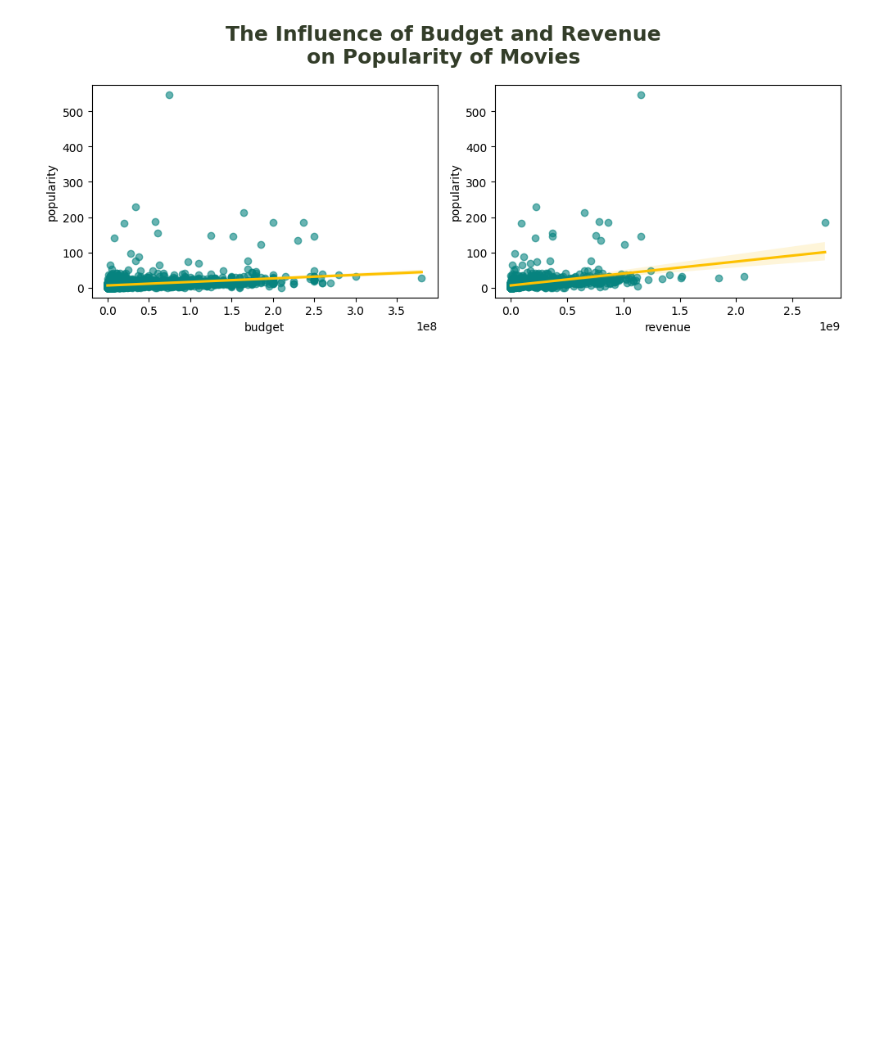
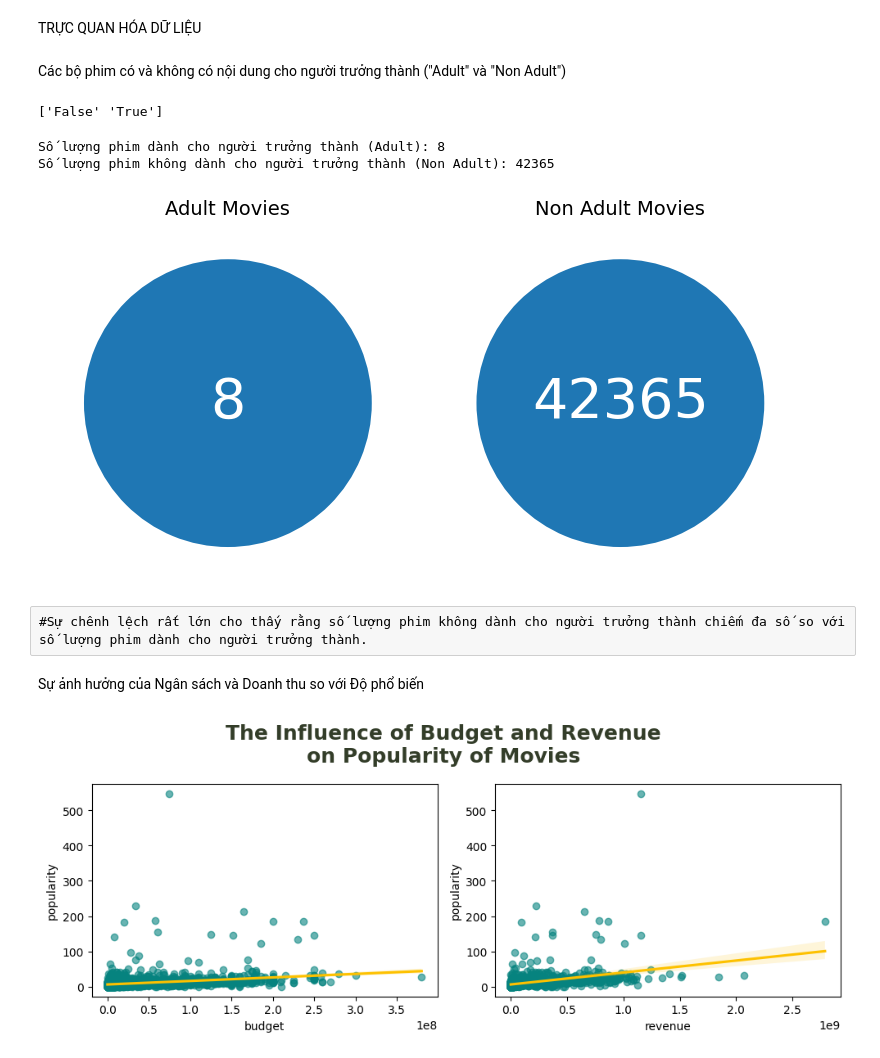
Before and after one commit to Thanh097698/content-based, a Jupyter notebook: content-based.ipynb, the cells around one changed output. Cells and saved outputs as stored; diff of their text form; code cells hidden in the pictures; blank space fills up the shorter version.

```diff
--- a/content-based.ipynb
+++ b/content-based.ipynb
@@ -36,0 +123,3 @@ df.dropna(inplace=True)
+# %%
+#Ta xóa đi những trường dữ liệu không cần thiết
+df_ = movies.drop(['belongs_to_collection', 'homepage', 'imdb_id', 'poster_path', 'status', 'title', 'video'], axis=1)
@@ -84,3 +350,44 @@ plt.axis('off')
+# %% [markdown]
+TRỰC QUAN HÓA DỮ LIỆU
+# %% [markdown]
+Các bộ phim có và không có nội dung cho người trưởng thành ("Adult" và "Non Adult")
+# %%
+print(df['adult'].unique())
+# %% [output]
+['False' 'True']
+# %%
+df['adult'] = df['adult'].map({'False': False, 'True': True})
+
+counts = df['adult'].value_counts()
+
+print("Số lượng phim dành cho người trưởng thành (Adult):", counts[True])
+print("Số lượng phim không dành cho người trưởng thành (Non Adult):", counts[False])
+# %% [output]
+Số lượng phim dành cho người trưởng thành (Adult): 8
+Số lượng phim không dành cho người trưởng thành (Non Adult): 42365
+# %%
+num_movies = [counts[True], counts[False]]
+categories = ['Adult', 'Non Adult']
+
+plt.figure(figsize=(8, 4))
+plt.subplot(1, 2, 1)
+plt.pie([8], startangle=140)
+plt.title('Adult Movies', fontsize=14)
+plt.text(0, 0, '8', color='white', fontsize=40, va='center', ha='center')
+
+plt.subplot(1, 2, 2)
+plt.pie([42365], startangle=140)
+plt.title('Non Adult Movies', fontsize=14)
+plt.text(0, 0, '42365', color='white', fontsize=40, va='center', ha='center')
+
+plt.tight_layout()
+plt.show()
+# %% [output]
+[figure, added]
+# %% [raw]
+#Sự chênh lệch rất lớn cho thấy rằng số lượng phim không dành cho người trưởng thành chiếm đa số so với số lượng phim dành cho người trưởng thành.
+# %% [markdown]
+Sự ảnh hưởng của Ngân sách và Doanh thu so với Độ phổ biến
 # %%
 df_plot = df[(df['budget'] != 0) & (df['revenue'] != 0)]
 
```
Also changed, not shown: parts of 62 cells of this notebook.
